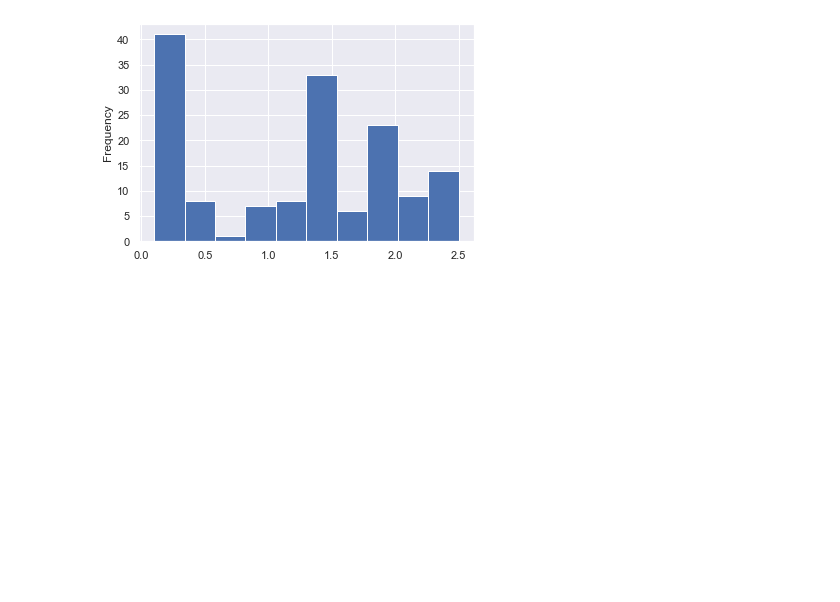
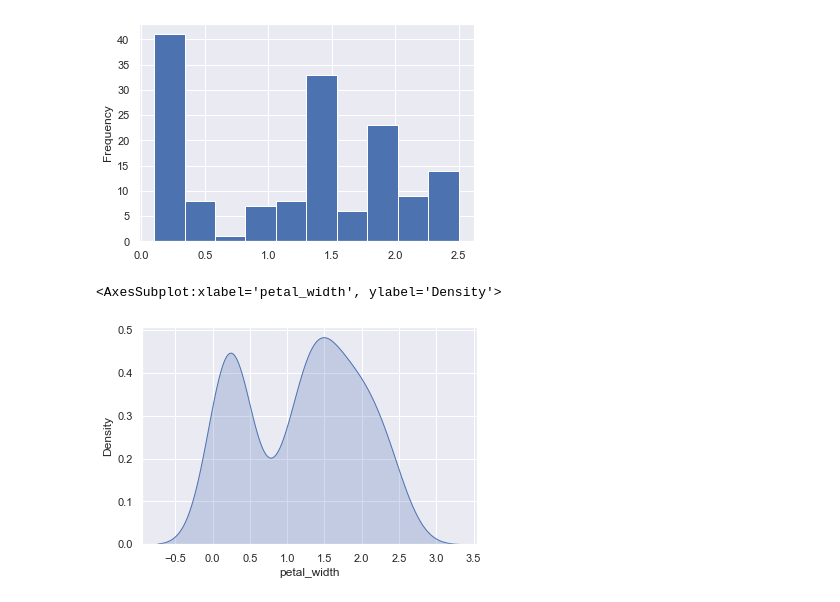
Before and after one commit to janson11/python-demo, a Jupyter notebook: day/Chapter25/Chapter25.ipynb, the cells around one changed output. Saved outputs shown, nothing was run; the diff lists cells and outputs as text; code cells hidden in the pictures; blank space fills up the shorter version.

```diff
--- a/day/Chapter25/Chapter25.ipynb
+++ b/day/Chapter25/Chapter25.ipynb
@@ -47,3 +47,8 @@ df_iris.petal_width.plot.hist()
 # %% [output]
 <AxesSubplot:ylabel='Frequency'>
 [figure]
+# %%
+sns.kdeplot(df_iris.petal_width,shade=True)
+# %% [output]
+<AxesSubplot:xlabel='petal_width', ylabel='Density'>
+[figure, added]
```
Also changed, not shown: parts of 10 cells of this notebook.
